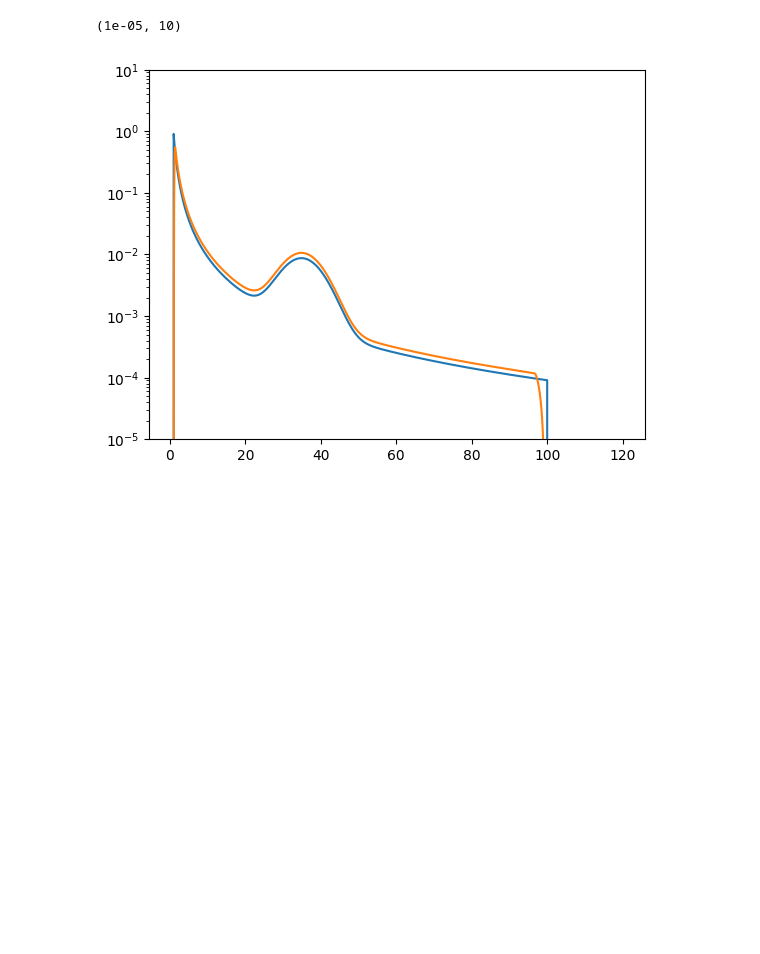
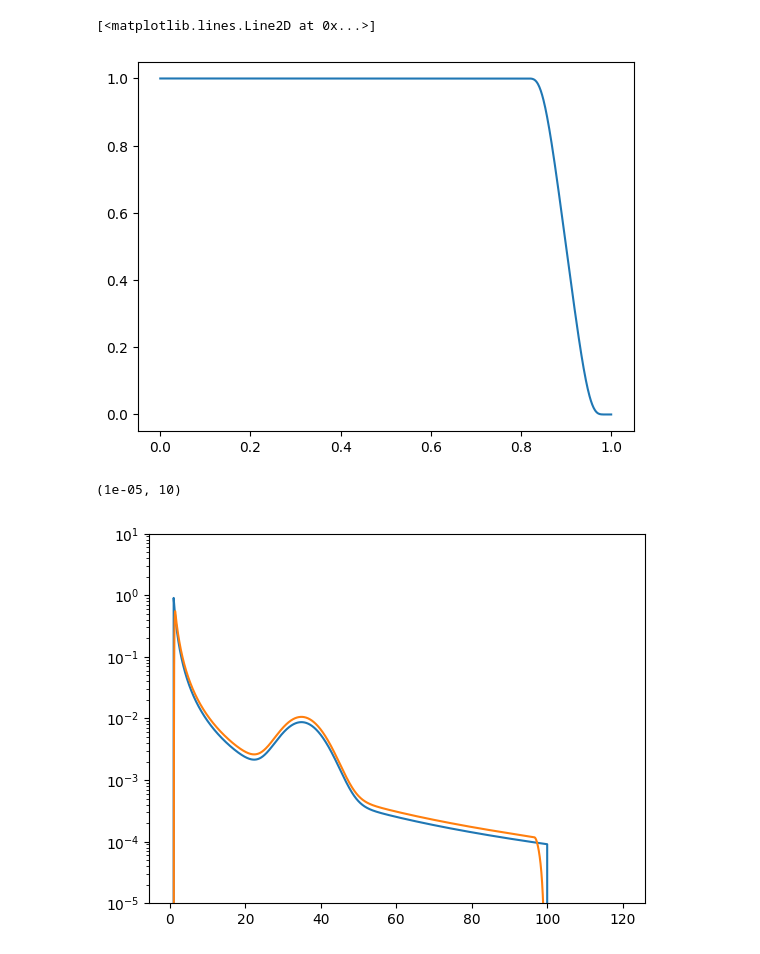
Before and after one commit to simone-mastrogiovanni/icarogw, a Jupyter notebook: checks.ipynb, the cells around one changed output. Drawn from its saved outputs; the diff is of its cells as text; code cells hidden in the pictures; blank space fills up the shorter version.

```diff
--- a/checks.ipynb
+++ b/checks.ipynb
@@ -25,3 +29,9 @@ import lal
+# %%
+zz = np.linspace(0,1,1000)
+plt.plot(zz,icarogw.priors._lowpass_filter(zz,pmevol.zt,pmevol.delta_zt))
+# %% [output]
+[<matplotlib.lines.Line2D at 0x...>]
+[figure, added]
 # %%
 PLG = icarogw.priors.PowerLawGaussian(minpl=1.,
     maxpl=100.,
```
Also changed, not shown: parts of 5 cells of this notebook, 2 other files.
